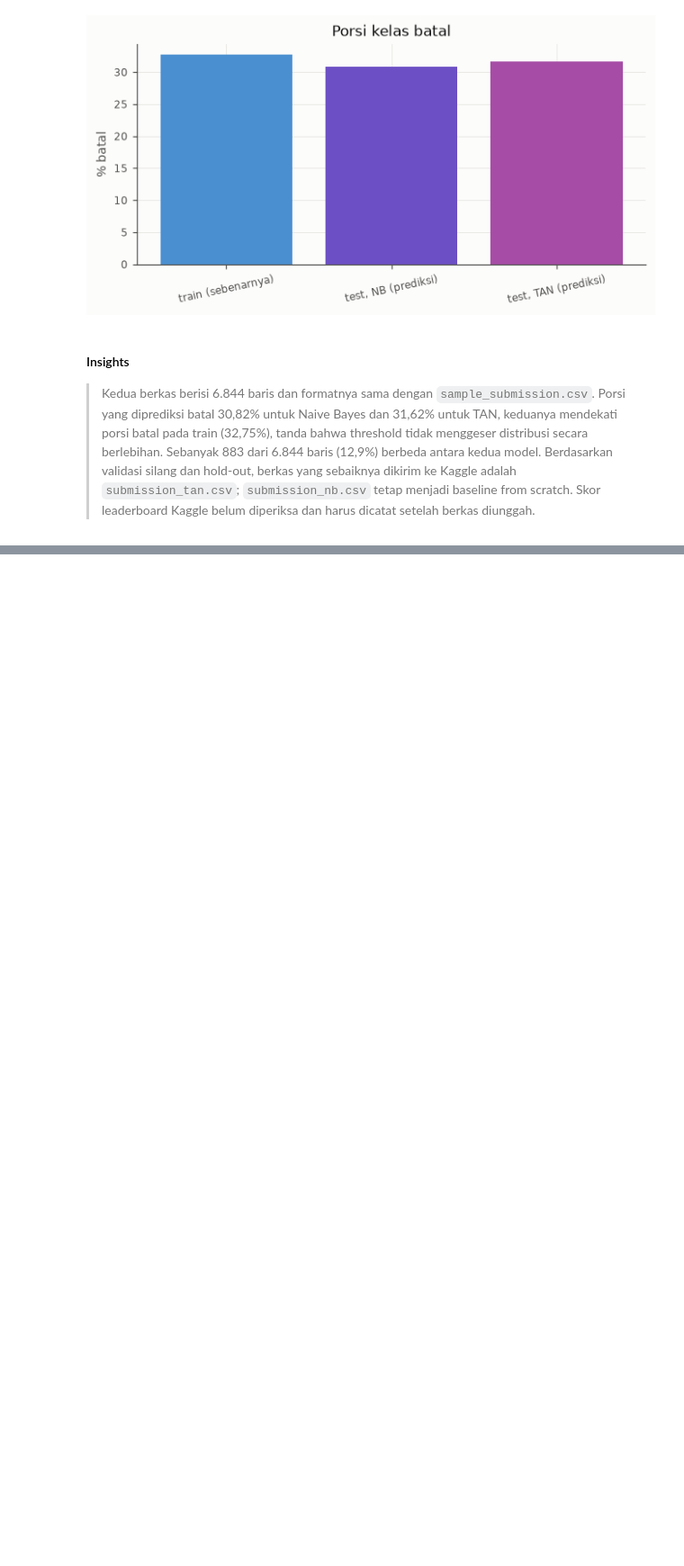
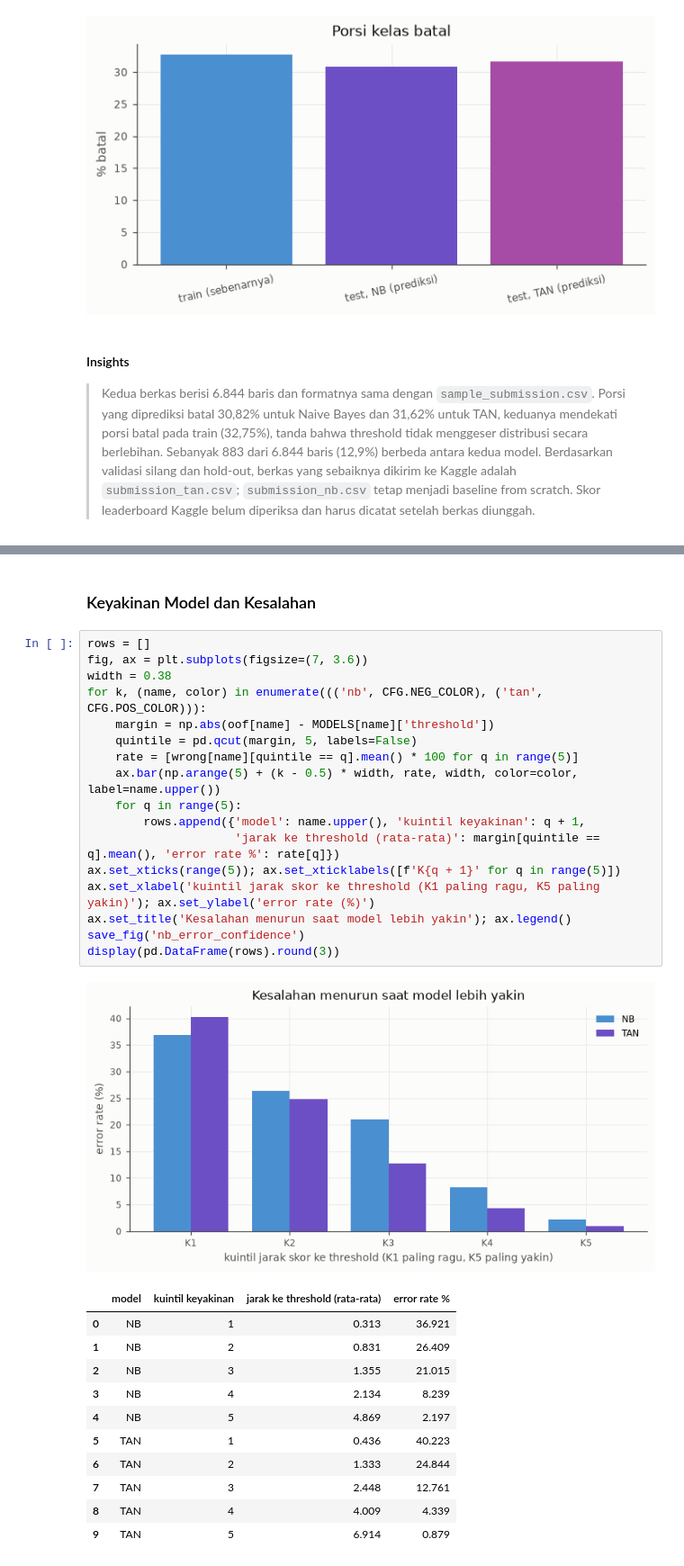
Before and after one commit to MAJIIDMN/IF3170_G04_TreeIsAllYouNeed, a Jupyter notebook: src/algoritma/nb/preprocessing_nb.ipynb, the cells around one changed output, grey strips where cells are left out. Shown at 90% size. Cells and saved outputs as stored; diff of their text form; blank space fills up the shorter version.

```diff
--- a/src/algoritma/nb/preprocessing_nb.ipynb
+++ b/src/algoritma/nb/preprocessing_nb.ipynb
@@ -1469,0 +1812,32 @@ Naive Bayes campuran dari nol (`nb.py`, NumPy saja) dengan likelihood Gaussian d
+# %% [markdown]
+### Keyakinan Model dan Kesalahan
+# %%
+rows = []
+fig, ax = plt.subplots(figsize=(7, 3.6))
+width = 0.38
+for k, (name, color) in enumerate((('nb', CFG.NEG_COLOR), ('tan', CFG.POS_COLOR))):
+    margin = np.abs(oof[name] - MODELS[name]['threshold'])
+    quintile = pd.qcut(margin, 5, labels=False)
+    rate = [wrong[name][quintile == q].mean() * 100 for q in range(5)]
+    ax.bar(np.arange(5) + (k - 0.5) * width, rate, width, color=color, label=name.upper())
+    for q in range(5):
+        rows.append({'model': name.upper(), 'kuintil keyakinan': q + 1,
+                     'jarak ke threshold (rata-rata)': margin[quintile == q].mean(), 'error rate %': rate[q]})
+ax.set_xticks(range(5)); ax.set_xticklabels([f'K{q + 1}' for q in range(5)])
+ax.set_xlabel('kuintil jarak skor ke threshold (K1 paling ragu, K5 paling yakin)'); ax.set_ylabel('error rate (%)')
+ax.set_title('Kesalahan menurun saat model lebih yakin'); ax.legend()
+save_fig('nb_error_confidence')
+display(pd.DataFrame(rows).round(3))
+# %% [output]
+[figure, added]
+|  | model | kuintil keyakinan | jarak ke threshold (rata-rata) | error rate % |
+| 0 | NB | 1 | 0.313 | 36.921 |
+| 1 | NB | 2 | 0.831 | 26.409 |
+| 2 | NB | 3 | 1.355 | 21.015 |
+| 3 | NB | 4 | 2.134 | 8.239 |
+| 4 | NB | 5 | 4.869 | 2.197 |
+| 5 | TAN | 1 | 0.436 | 40.223 |
+| 6 | TAN | 2 | 1.333 | 24.844 |
+| 7 | TAN | 3 | 2.448 | 12.761 |
+| 8 | TAN | 4 | 4.009 | 4.339 |
+| 9 | TAN | 5 | 6.914 | 0.879 |
```
Also changed, not shown: parts of 119 cells of this notebook, 5 other files.
